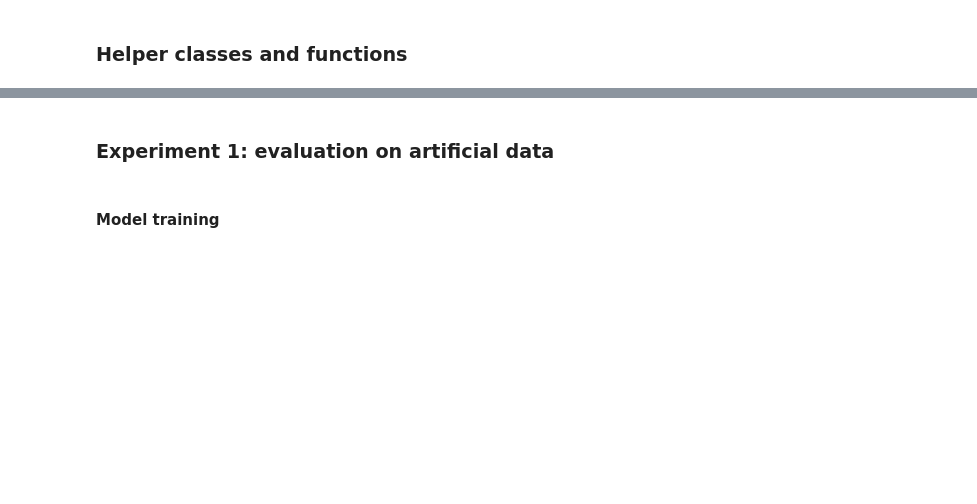
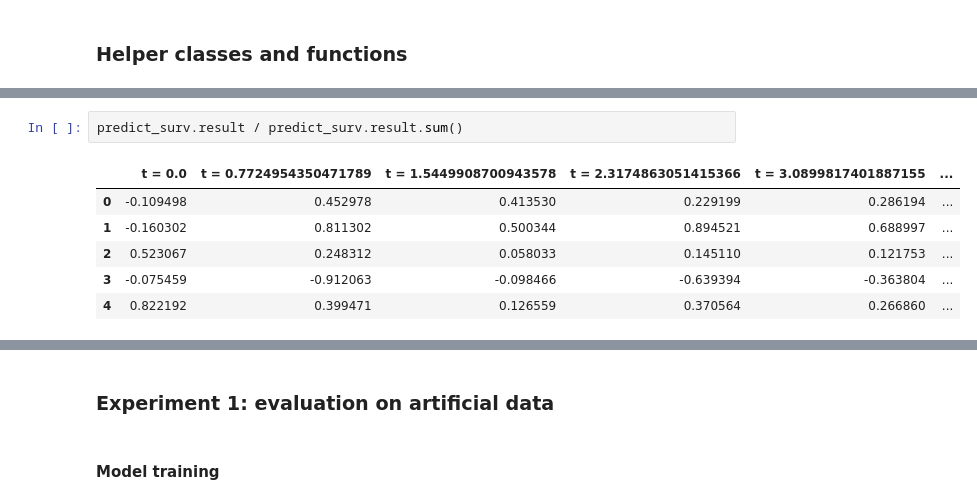
Before and after one commit to kuba-krj/survshap, a Jupyter notebook: wyjasnione_exp3.ipynb, the cells around one changed output, grey strips where cells are left out. Saved outputs shown, nothing was run; the diff lists cells and outputs as text; blank space fills up the shorter version.

```diff
--- a/wyjasnione_exp3.ipynb
+++ b/wyjasnione_exp3.ipynb
@@ -201,0 +231,9 @@ class PredictSurvSHAP_(PredictSurvSHAP, PlottingPredictor):
+# %%
+predict_surv.result / predict_surv.result.sum()
+# %% [output]
+|  | t = 0.0 | t = 0.7724954350471789 | t = 1.5449908700943578 | t = 2.3174863051415366 | t = 3.0899817401887155 | ... |
+| 0 | -0.109498 | 0.452978 | 0.413530 | 0.229199 | 0.286194 | ... |
+| 1 | -0.160302 | 0.811302 | 0.500344 | 0.894521 | 0.688997 | ... |
+| 2 | 0.523067 | 0.248312 | 0.058033 | 0.145110 | 0.121753 | ... |
+| 3 | -0.075459 | -0.912063 | -0.098466 | -0.639394 | -0.363804 | ... |
+| 4 | 0.822192 | 0.399471 | 0.126559 | 0.370564 | 0.266860 | ... |
```
Also changed, not shown: parts of 18 cells of this notebook.
